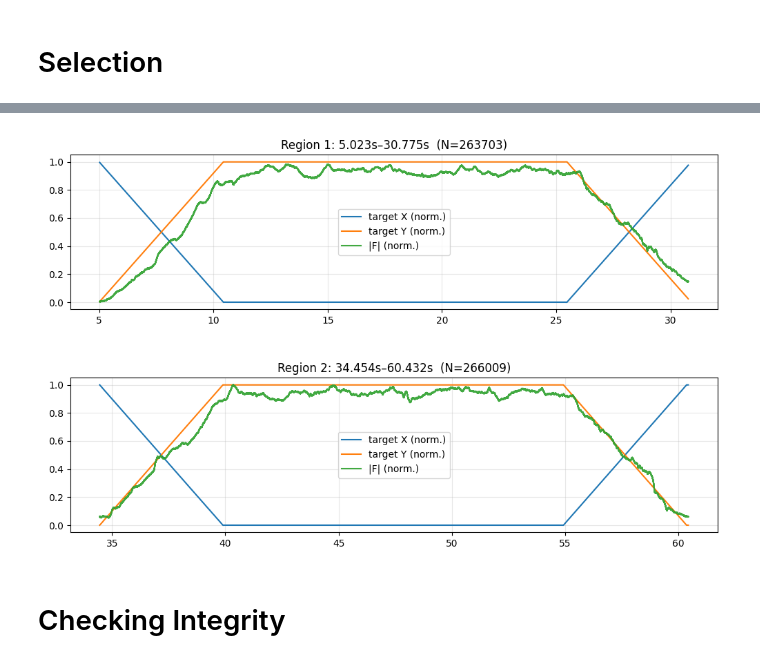
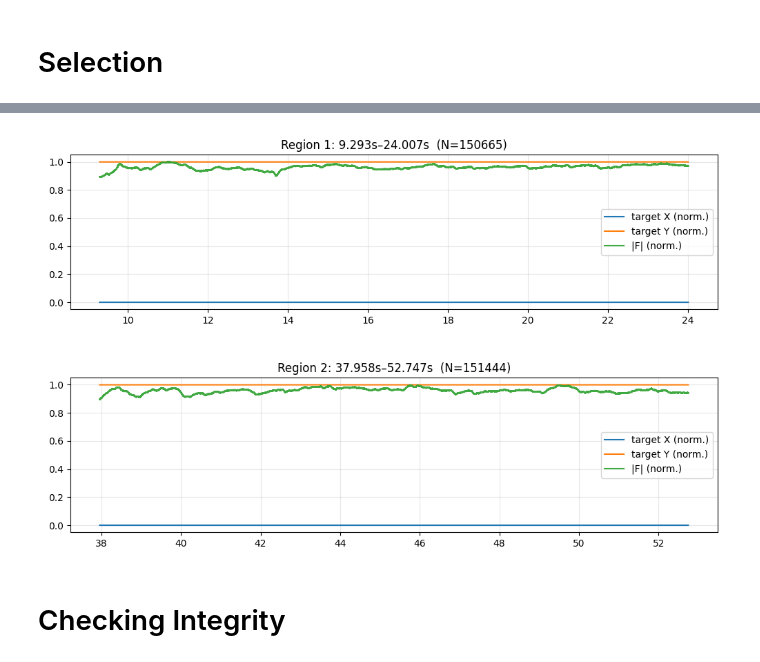
Before and after one commit to Jihagen/IntMS_EEG, a Jupyter notebook: data/preprocessing/forces.ipynb, the cells around one changed output, grey strips where cells are left out. Cells and saved outputs as stored; diff of their text form; code cells hidden in the pictures.

```diff
--- a/data/preprocessing/forces.ipynb
+++ b/data/preprocessing/forces.ipynb
@@ -1258,6 +1256,8 @@ fs_est (Hz): 10240.000000149012
 # %%
 import numpy as np
 import matplotlib.pyplot as plt
+
+path = "/Users/juliahagen/IntMS_EEG/data/preprocessing/P3_combined/180Deg_F2_2_combined.npy"
 
 d = np.load(path, allow_pickle=True).item()
 t  = np.asarray(d["time_s"])
@@ -1269,35 +1269,35 @@ elif FT.shape[0] != 2 and FT.shape[1] == 2: FT = FT.T
 cut = d["cuts"][-1]
 idx01 = np.asarray(cut["idx01"], dtype=int)
 idx23 = np.asarray(cut["idx23"], dtype=int)
 
 def norm01(x):
     x = np.asarray(x, float).ravel()
     lo, hi = np.min(x), np.max(x); rng = hi - lo
     return (x - lo) / (rng if rng != 0 else 1.0)
 
 # normalize for visibility
 fab_n = norm01(Fab)
 tx_n  = norm01(FT[0])
 ty_n  = norm01(FT[1])
 
 # Plot region 1
 plt.figure(figsize=(10,3))
 plt.plot(t[idx01], tx_n[idx01], label="target X (norm.)")
 plt.plot(t[idx01], ty_n[idx01], label="target Y (norm.)")
 plt.plot(t[idx01], fab_n[idx01], label="|F| (norm.)", alpha=0.9)
 plt.title(f"Region 1: {cut['t0']:.3f}s–{cut['t1']:.3f}s  (N={idx01.size})")
 plt.legend(); plt.grid(True, alpha=0.3); plt.tight_layout(); plt.show()
 
 # Plot region 2
 plt.figure(figsize=(10,3))
 plt.plot(t[idx23], tx_n[idx23], label="target X (norm.)")
 plt.plot(t[idx23], ty_n[idx23], label="target Y (norm.)")
 plt.plot(t[idx23], fab_n[idx23], label="|F| (norm.)", alpha=0.9)
 plt.title(f"Region 2: {cut['t2']:.3f}s–{cut['t3']:.3f}s  (N={idx23.size})")
 plt.legend(); plt.grid(True, alpha=0.3); plt.tight_layout(); plt.show()
 # %% [output]
-[figure, old version]
+[figure, new version]
-[figure, old version]
+[figure, new version]
 # %% [markdown]
 # Checking Integrity
 # %%
```
Also changed, not shown: parts of 6 cells of this notebook, 3 other files.
